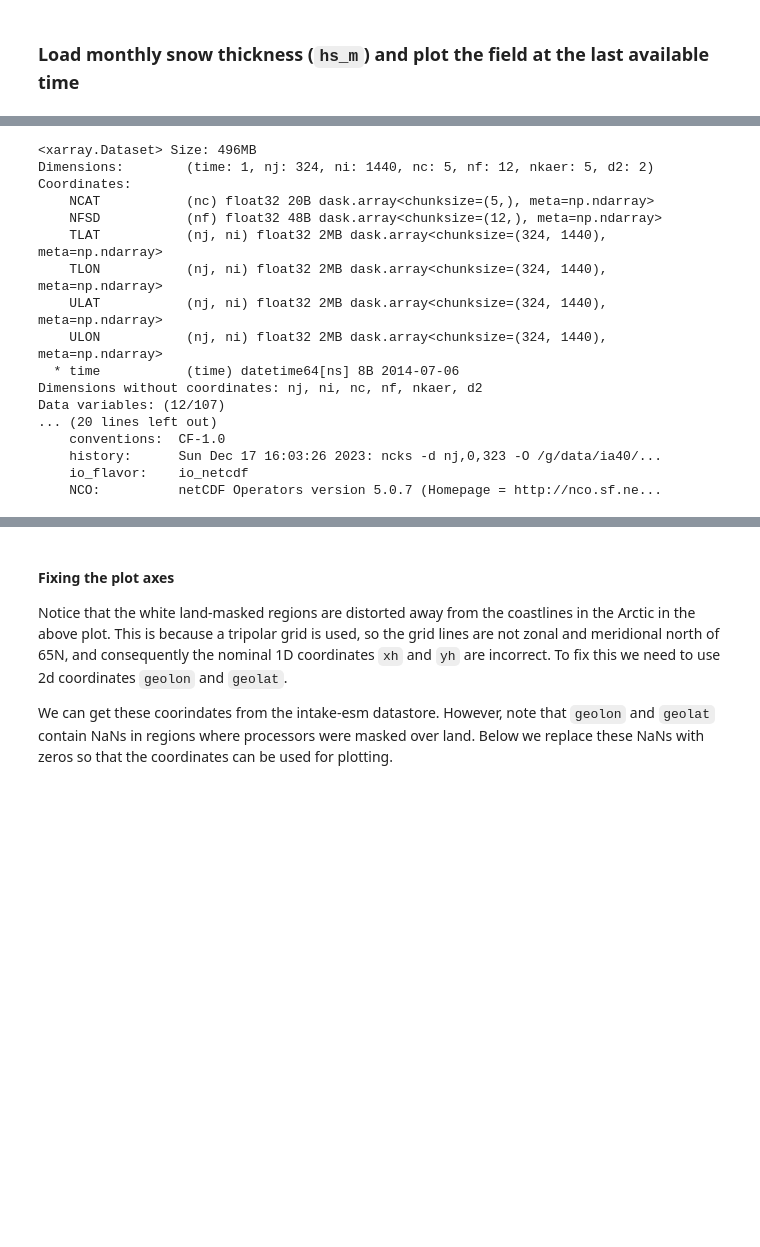
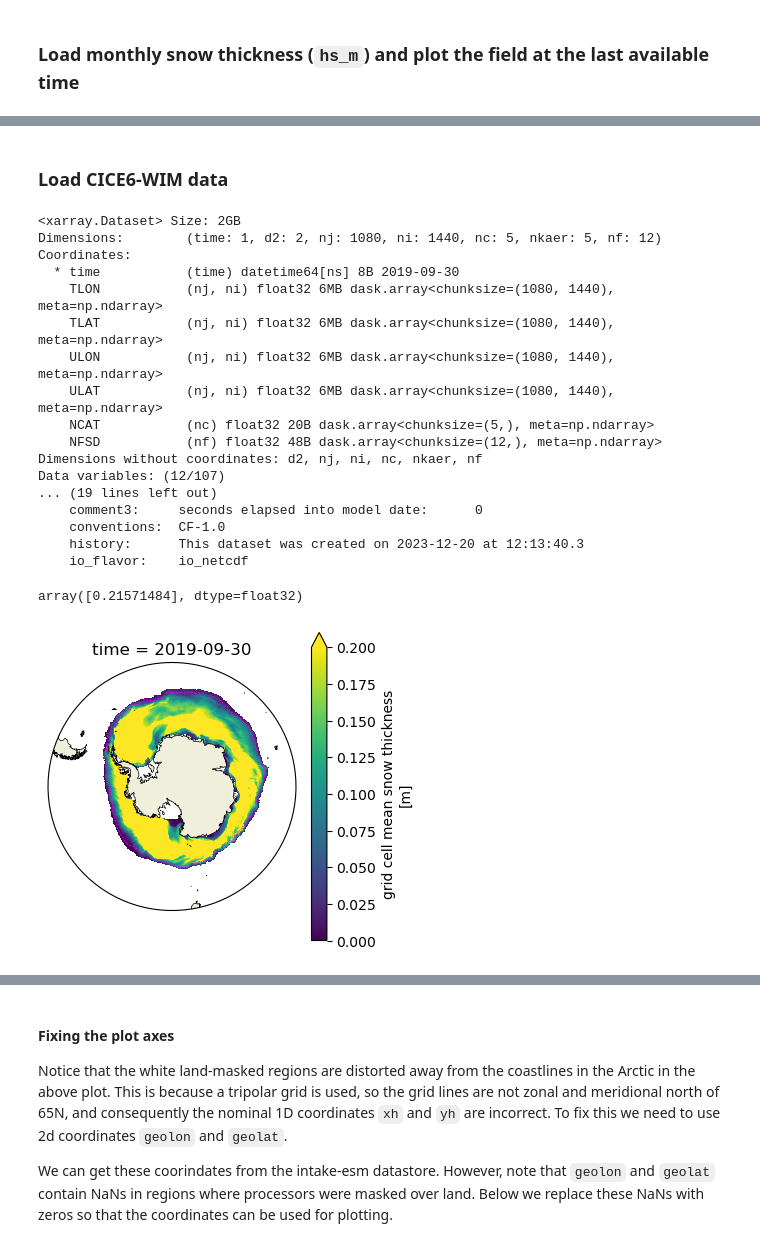
Before and after one commit to NoahDay/access-om3-analysis, a Jupyter notebook: Snow_Cover.ipynb, the cells around one changed output, grey strips where cells are left out. Cells and saved outputs as stored; diff of their text form; code cells hidden in the pictures; blank space fills up the shorter version.

Commit message:
Snow cover plots almost done

```diff
--- a/Snow_Cover.ipynb
+++ b/Snow_Cover.ipynb
@@ -140,35 +180,71 @@ files[-10:]
+# %% [markdown]
+### Load CICE6-WIM data
 # %%
 from pathlib import Path
-import xarray as xr
-
-files = sorted(Path("/g/data/ps29/nd0349/ia40/waves-025").glob("history/iceh.*.nc"))
-ds_hs = xr.open_mfdataset(files[-180], combine='by_coords')
-ds_hs
+# # /g/data/ia40/cice-dirs/runs/waves-025/
+# # /g/data/ps29/nd0349/ia40/waves-025
+# # /g/data/ia40/cice-dirs/runs/waves-025/history/MBK_attn
+files = sorted(Path("/g/data/ia40/cice-dirs/runs/waves-025/history/MBK_attn").glob("iceh.*.nc"))
+ds = xr.open_mfdataset(files[-94], combine='by_coords')
+# ds = xr.open_mfdataset(files[-50], combine='by_coords')
+ds
 # %% [output]
-<xarray.Dataset> Size: 496MB
-Dimensions:        (time: 1, nj: 324, ni: 1440, nc: 5, nf: 12, nkaer: 5, d2: 2)
+<xarray.Dataset> Size: 2GB
+Dimensions:        (time: 1, d2: 2, nj: 1080, ni: 1440, nc: 5, nkaer: 5, nf: 12)
 Coordinates:
+  * time           (time) datetime64[ns] 8B 2019-09-30
+    TLON           (nj, ni) float32 6MB dask.array<chunksize=(1080, 1440), meta=np.ndarray>
+    TLAT           (nj, ni) float32 6MB dask.array<chunksize=(1080, 1440), meta=np.ndarray>
+    ULON           (nj, ni) float32 6MB dask.array<chunksize=(1080, 1440), meta=np.ndarray>
+    ULAT           (nj, ni) float32 6MB dask.array<chunksize=(1080, 1440), meta=np.ndarray>
     NCAT           (nc) float32 20B dask.array<chunksize=(5,), meta=np.ndarray>
     NFSD           (nf) float32 48B dask.array<chunksize=(12,), meta=np.ndarray>
-    TLAT           (nj, ni) float32 2MB dask.array<chunksize=(324, 1440), meta=np.ndarray>
-    TLON           (nj, ni) float32 2MB dask.array<chunksize=(324, 1440), meta=np.ndarray>
-    ULAT           (nj, ni) float32 2MB dask.array<chunksize=(324, 1440), meta=np.ndarray>
-    ULON           (nj, ni) float32 2MB dask.array<chunksize=(324, 1440), meta=np.ndarray>
-  * time           (time) datetime64[ns] 8B 2014-07-06
-Dimensions without coordinates: nj, ni, nc, nf, nkaer, d2
+Dimensions without coordinates: d2, nj, ni, nc, nkaer, nf
 Data variables: (12/107)
-... (20 lines left out)
+... (19 lines left out)
+    comment3:     seconds elapsed into model date:      0
     conventions:  CF-1.0
-    history:      Sun Dec 17 16:03:26 2023: ncks -d nj,0,323 -O /g/data/ia40/...
+    history:      This dataset was created on 2023-12-20 at 12:13:40.3
     io_flavor:    io_netcdf
-    NCO:          netCDF Operators version 5.0.7 (Homepage = http://nco.sf.ne...
+# %%
+ds_plot = ds.where(ds["aice"] > 0.15).isel(nj=slice(0,300))
+((ds_plot["hs"] * ds_plot["tarea"]).sum(dim=["ni", "nj"]) / ds_plot["tarea"].sum(dim=["ni", "nj"])).values
+# %% [output]
+array([0.21571484], dtype=float32)
 # %%
 time_idx = -1
 hemisphere = "south"
 dims = [1, 1]
 fig, axes, projection = basic_axis(dims, hemisphere=hemisphere)
 
-# ds_hs["hs_m"].isel(time=time_idx).plot(ax=axes[0])
-ds_hs["hs"].isel(time=time_idx).plot(ax=axes[0])
-axes[0].coastlines()
-_ = axes[0].gridlines()
+# ds_plot = ds.isel(nj=slice(0,150))
+ds_plot = ds.where(ds["aice"] > 0.15).isel(nj=slice(0,300))
+# ds_plot["hs_m"].isel(time=time_idx).plot.pcolormesh(
+ds_plot["hs"].isel(time=time_idx).plot.pcolormesh(
+    ax=axes[0],
+    transform=ccrs.PlateCarree(),
+    # cmap=cmo.thermal_r,
+    vmin=0,
+    vmax=0.2,
+    x="TLON",
+    y="TLAT"
+)
+# cs = axes[0].contour(ds_plot['TLON'],ds_plot["TLAT"],ds_plot["aice"].isel(time=-1),levels=[0.15, 0.8],transform=ccrs.PlateCarree(),
+            # linestyles=["-", "--"],colors="magenta",linewidths=0.5)
+
+
+transformed_coor=projection.transform_points(ccrs.PlateCarree(),ds_plot['TLON'].values,ds_plot['TLAT'].values)
+x_ster,y_ster=transformed_coor[:,:,0],transformed_coor[:,:,1]
+cs = axes[0].contour(x_ster,y_ster,ds_plot["aice"].isel(time=-1),levels=[0.15],transform=projection,
+        linestyles=["-"],colors="magenta",linewidths=0.5)
+cs = axes[0].contour(x_ster,y_ster,ds_plot["fsdrad"].isel(time=-1),levels=[200],transform=projection,
+        linestyles=["--"],colors="magenta",linewidths=0.5)
+
+# cs = axes[0].contour(x_ster,y_ster,ds_plot["hs"].isel(time=-1),levels=[0.1, 1],transform=projection,
+        # linestyles=["--"],colors="blue",linewidths=0.5)
+
+# add_ice_contours(axes[0], ds.isel(time=time_idx), hemisphere, projection)
+# ds_hs["aice"].isel(time=time_idx).plot(ax=axes[0],
+                                      # transform=ccrs.PlateCarree())
+# %% [output]
+[figure, added]
```
Also changed, not shown: parts of 18 cells of this notebook, 1 other file.
